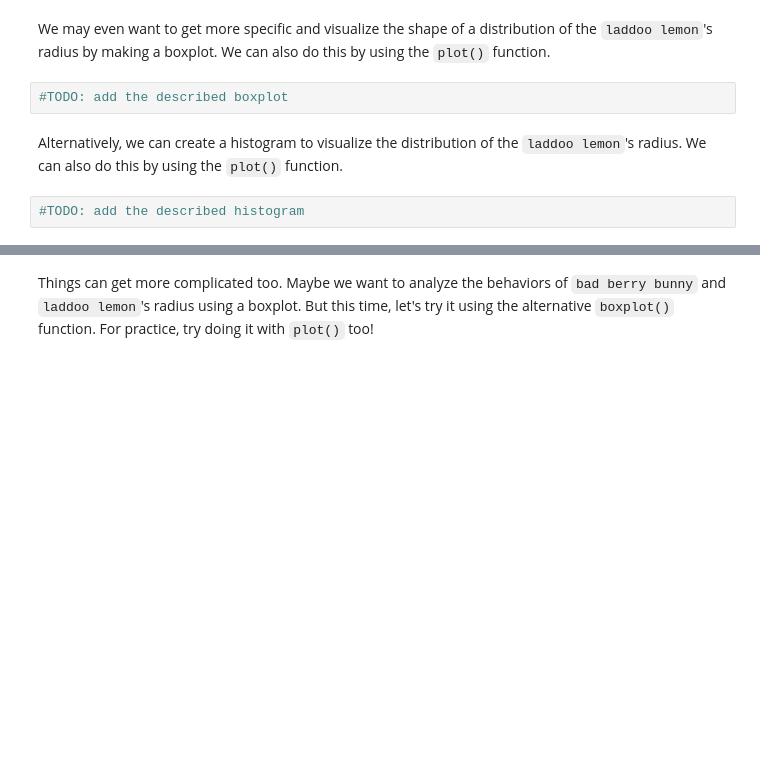
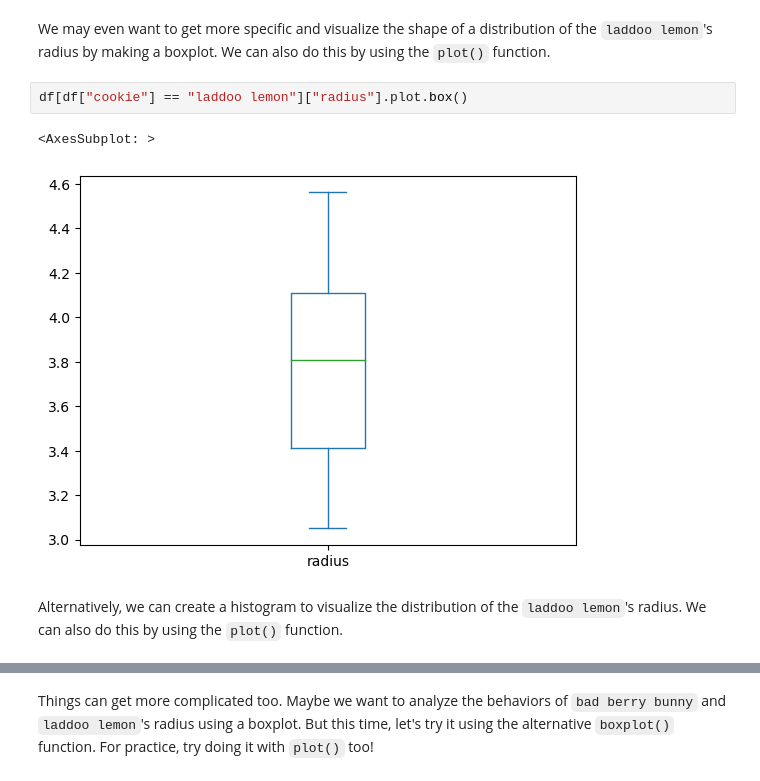
Before and after one commit to shivi-9/CS506-Spring2023, a Jupyter notebook: labs/02-lab/lab02.ipynb, the cells around one changed output, grey strips where cells are left out. Drawn from its saved outputs; the diff is of its cells as text; blank space fills up the shorter version.

```diff
--- a/labs/02-lab/lab02.ipynb
+++ b/labs/02-lab/lab02.ipynb
@@ -204,8 +235,9 @@ We can also visualize the data. For example, we can visualize the data by plotti
 # %% [markdown]
 We may even want to get more specific and visualize the shape of a distribution of the `laddoo lemon`'s radius by making a boxplot. We can also do this by using the `plot()` function.
-# %%
-#TODO: add the described boxplot
+# %%
+df[df["cookie"] == "laddoo lemon"]["radius"].plot.box()
+# %% [output]
+<AxesSubplot: >
+[figure, added]
 # %% [markdown]
 Alternatively, we can create a histogram to visualize the distribution of the `laddoo lemon`'s radius. We can also do this by using the `plot()` function.
-# %%
-#TODO: add the described histogram
```
Also changed, not shown: parts of 51 cells of this notebook, 1 other file.
